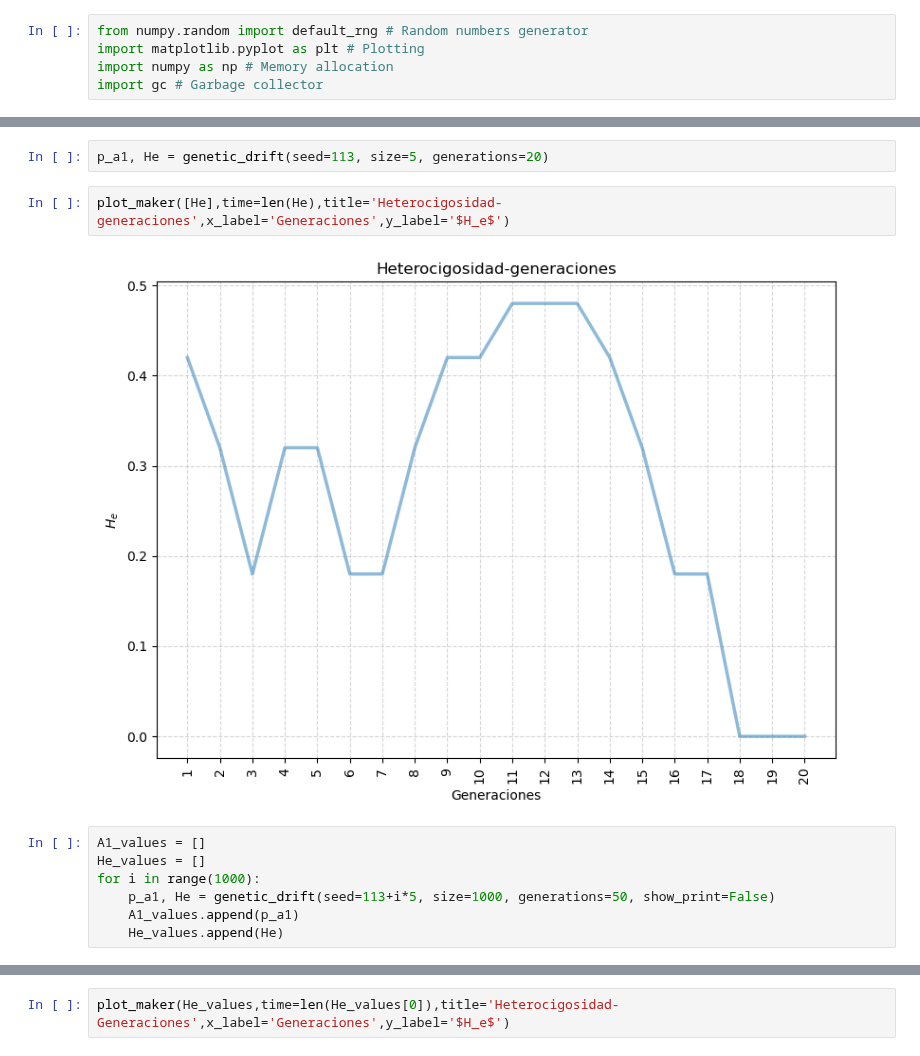
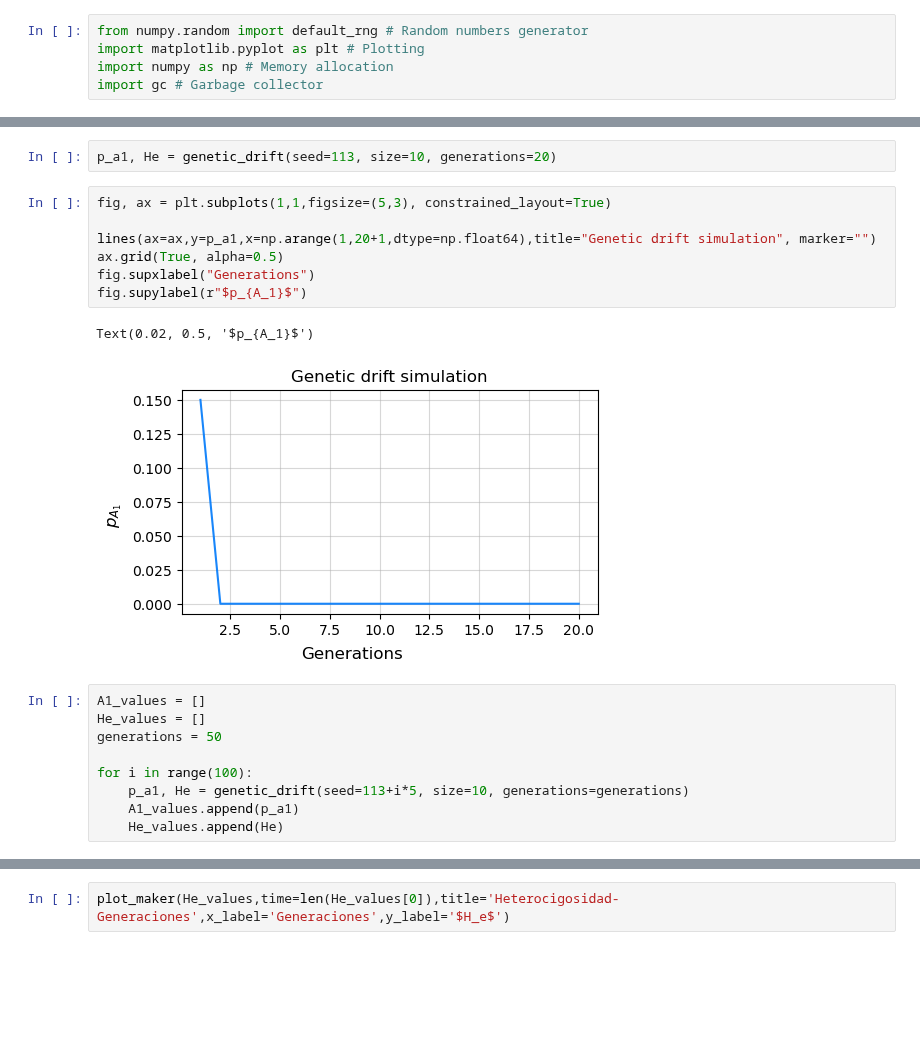
Before and after one commit to pablomics-004/prac-genetic_drift, a Jupyter notebook: src/genetic_drift.ipynb, the cells around one changed output, grey strips where cells are left out. Saved outputs shown, nothing was run; the diff lists cells and outputs as text; blank space fills up the shorter version.

Commit message:
Generating new plots in Python's implementation.

```diff
--- a/src/genetic_drift.ipynb
+++ b/src/genetic_drift.ipynb
@@ -80,13 +92,21 @@ def plot_maker(
 # %%
-p_a1, He = genetic_drift(seed=113, size=5, generations=20)
+p_a1, He = genetic_drift(seed=113, size=10, generations=20)
 # %%
-plot_maker([He],time=len(He),title='Heterocigosidad-generaciones',x_label='Generaciones',y_label='$H_e$')
+fig, ax = plt.subplots(1,1,figsize=(5,3), constrained_layout=True)
+
+lines(ax=ax,y=p_a1,x=np.arange(1,20+1,dtype=np.float64),title="Genetic drift simulation", marker="")
+ax.grid(True, alpha=0.5)
+fig.supxlabel("Generations")
+fig.supylabel(r"$p_{A_1}$")
 # %% [output]
+Text(0.02, 0.5, '$p_{A_1}$')
-[figure, old version]
+[figure, new version]
 # %%
 A1_values = []
 He_values = []
-for i in range(1000):
-    p_a1, He = genetic_drift(seed=113+i*5, size=1000, generations=50, show_print=False)
+generations = 50
+
+for i in range(100):
+    p_a1, He = genetic_drift(seed=113+i*5, size=10, generations=generations)
     A1_values.append(p_a1)
     He_values.append(He)
```
Also changed, not shown: parts of 3 cells of this notebook.
